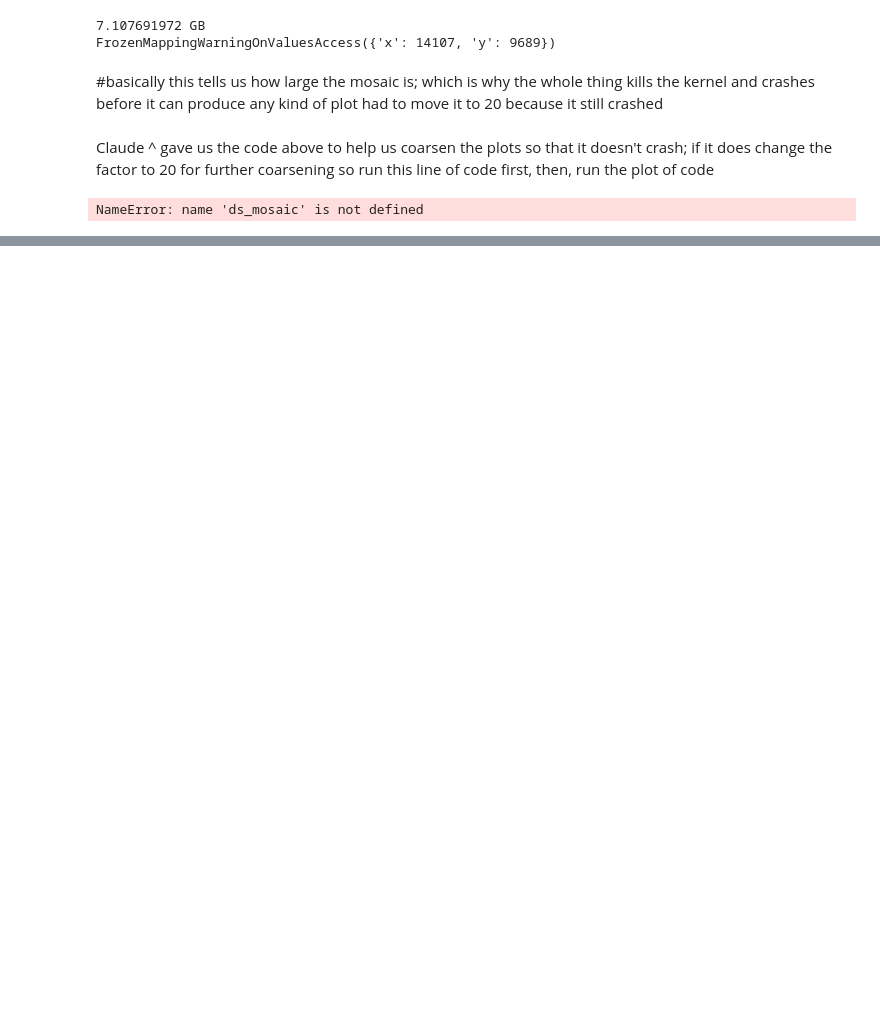
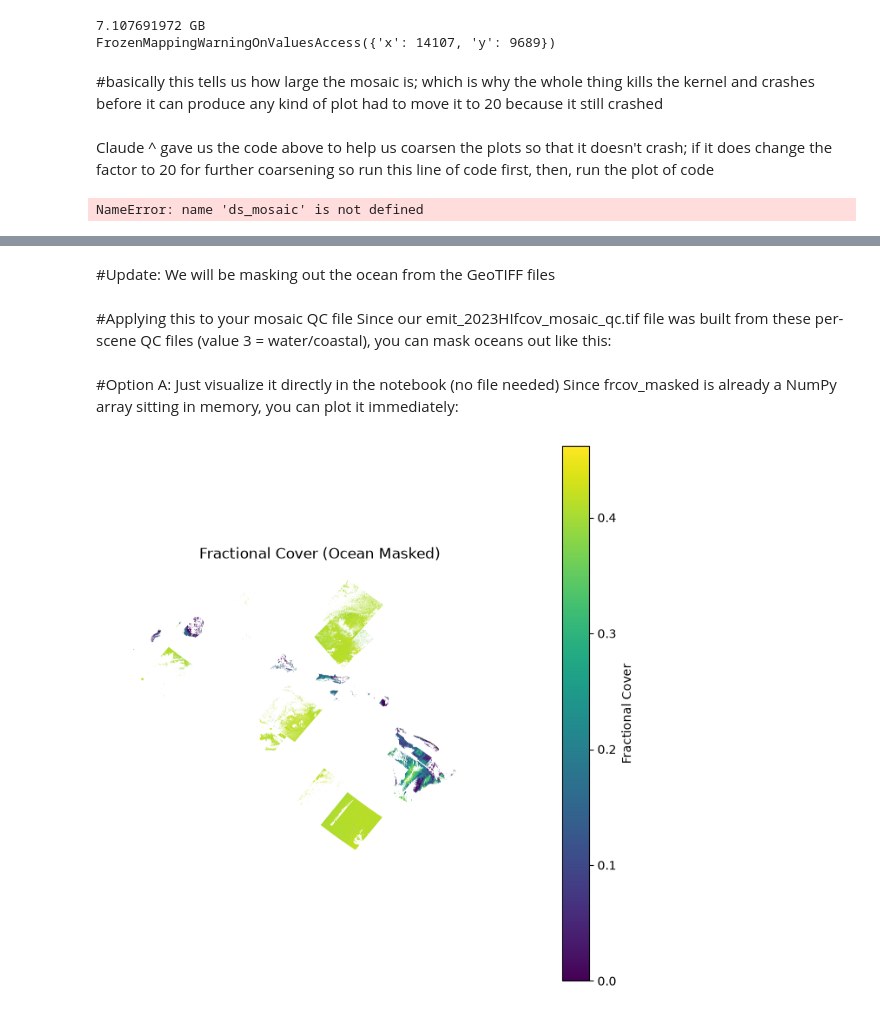
Before and after one commit to gillopez42/testing1, a Jupyter notebook: Scripts/GilsEMIT_2023HI_fcov.ipynb, the cells around one changed output, grey strips where cells are left out. Drawn from its saved outputs; the diff is of its cells as text; code cells hidden in the pictures; blank space fills up the shorter version.

```diff
--- a/Scripts/GilsEMIT_2023HI_fcov.ipynb
+++ b/Scripts/GilsEMIT_2023HI_fcov.ipynb
@@ -276,0 +444,17 @@ NameError: name 'ds_mosaic' is not defined
+# %%
+stats_rows = []
+for var in ["pv", "npv", "bare"]:
+    data = ds_mosaic[var].compute()
+    unc = ds_mosaic[f"{var}_unc"].compute()
+    stats_rows.append({
+        "band": var,
+        "mean": float(data.mean(skipna=True)),
+        "median": float(data.median(skipna=True)),
+        "std": float(data.std(skipna=True)),
+        "min": float(data.min(skipna=True)),
+        "max": float(data.max(skipna=True)),
+        "mean_uncertainty": float(unc.mean(skipna=True)),
+    })
+
+stats_df = pd.DataFrame(stats_rows).set_index("band")
+print(stats_df.round(4))
@@ -276,0 +496,35 @@ NameError: name 'ds_mosaic' is not defined
+# %% [markdown]
+#Update: We will be masking out the ocean from the GeoTIFF files
+# %% [markdown]
+#Applying this to your mosaic QC file
+Since our emit_2023HIfcov_mosaic_qc.tif file was built from these per-scene QC files (value 3 = water/coastal), you can mask oceans out like this:
+# %%
+import rasterio
+import numpy as np
+
+qc_path = "data/processed/emit_2023HIfcov_mosaic_qc.tif"
+
+with rasterio.open(qc_path) as src:
+    qc = src.read(1)
+    profile = src.profile
+
+# Boolean mask: True where it's water/coastal (ocean)
+ocean_mask = (qc == 3)
+
+# Example: apply this mask to your fractional cover data to exclude oceans
+# (assuming ds_mosaic[var] is one of your frcov variables, same shape as qc)
+frcov_masked = np.where(ocean_mask, np.nan, ds_mosaic[var].values)
+# %% [markdown]
+#Option A: Just visualize it directly in the notebook (no file needed)
+Since frcov_masked is already a NumPy array sitting in memory, you can plot it immediately:
+# %%
+import matplotlib.pyplot as plt
+
+plt.figure(figsize=(8, 8))
+plt.imshow(frcov_masked, cmap="viridis")
+plt.colorbar(label="Fractional Cover")
+plt.title("Fractional Cover (Ocean Masked)")
+plt.axis("off")
+plt.show()
+# %% [output]
+[figure, added]
```
Also changed, not shown: parts of 37 cells of this notebook.
